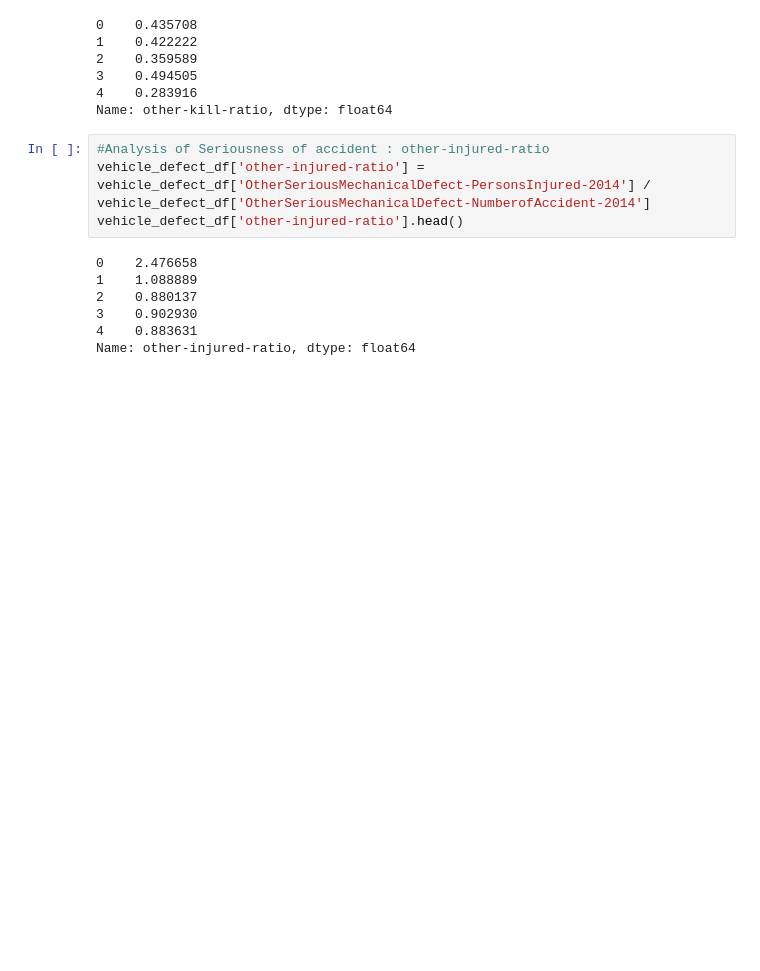
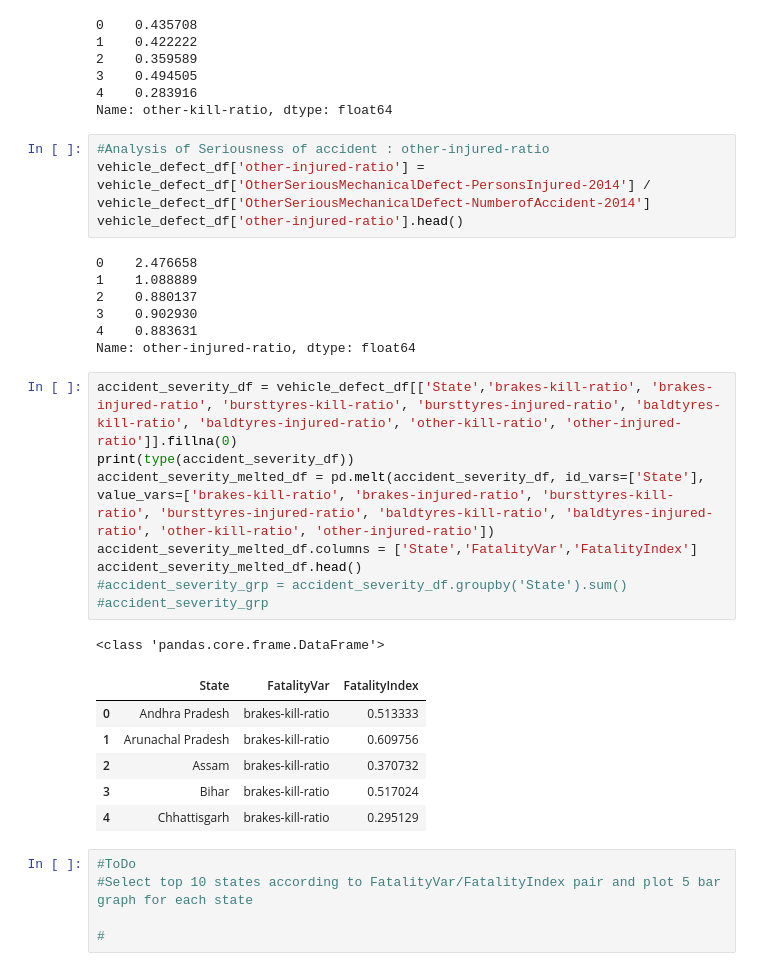
Before and after one commit to dbiswa4/python-projects, a Jupyter notebook: spring-2017/src/data-viz/proj/vehicle-defect-01.ipynb, the cells around one changed output. Saved outputs shown, nothing was run; the diff lists cells and outputs as text; blank space fills up the shorter version.

```diff
--- a/spring-2017/src/data-viz/proj/vehicle-defect-01.ipynb
+++ b/spring-2017/src/data-viz/proj/vehicle-defect-01.ipynb
@@ -329,3 +335,24 @@ vehicle_defect_df['other-injured-ratio'].head()
 3    0.902930
 4    0.883631
 Name: other-injured-ratio, dtype: float64
+# %%
+accident_severity_df = vehicle_defect_df[['State','brakes-kill-ratio', 'brakes-injured-ratio', 'bursttyres-kill-ratio', 'bursttyres-injured-ratio', 'baldtyres-kill-ratio', 'baldtyres-injured-ratio', 'other-kill-ratio', 'other-injured-ratio']].fillna(0)
+print(type(accident_severity_df))
+accident_severity_melted_df = pd.melt(accident_severity_df, id_vars=['State'], value_vars=['brakes-kill-ratio', 'brakes-injured-ratio', 'bursttyres-kill-ratio', 'bursttyres-injured-ratio', 'baldtyres-kill-ratio', 'baldtyres-injured-ratio', 'other-kill-ratio', 'other-injured-ratio'])
+accident_severity_melted_df.columns = ['State','FatalityVar','FatalityIndex']
+accident_severity_melted_df.head()
+#accident_severity_grp = accident_severity_df.groupby('State').sum()
+#accident_severity_grp
+# %% [output]
+<class 'pandas.core.frame.DataFrame'>
+|  | State | FatalityVar | FatalityIndex |
+| 0 | Andhra Pradesh | brakes-kill-ratio | 0.513333 |
+| 1 | Arunachal Pradesh | brakes-kill-ratio | 0.609756 |
+| 2 | Assam | brakes-kill-ratio | 0.370732 |
+| 3 | Bihar | brakes-kill-ratio | 0.517024 |
+| 4 | Chhattisgarh | brakes-kill-ratio | 0.295129 |
+# %%
+#ToDo
+#Select top 10 states according to FatalityVar/FatalityIndex pair and plot 5 bar graph for each state
+
+#
```
Also changed, not shown: parts of 6 cells of this notebook.
